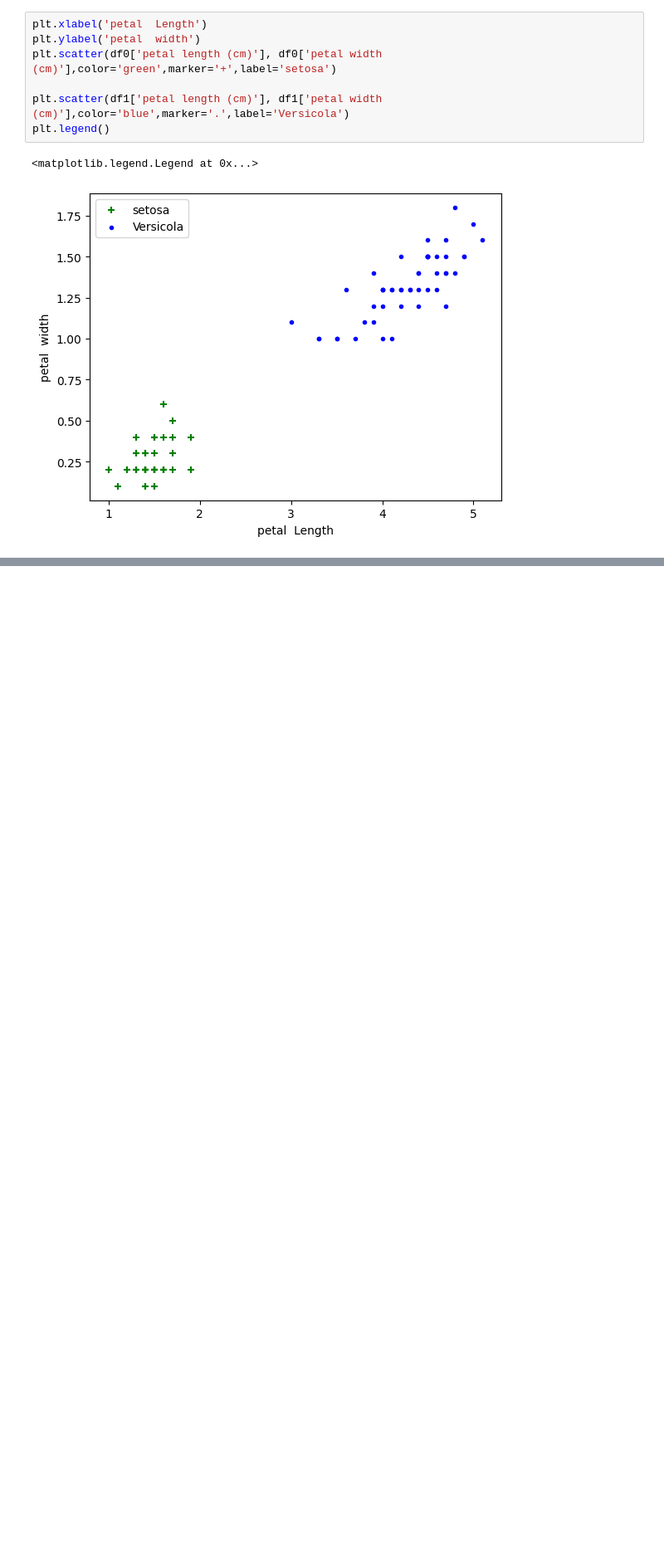
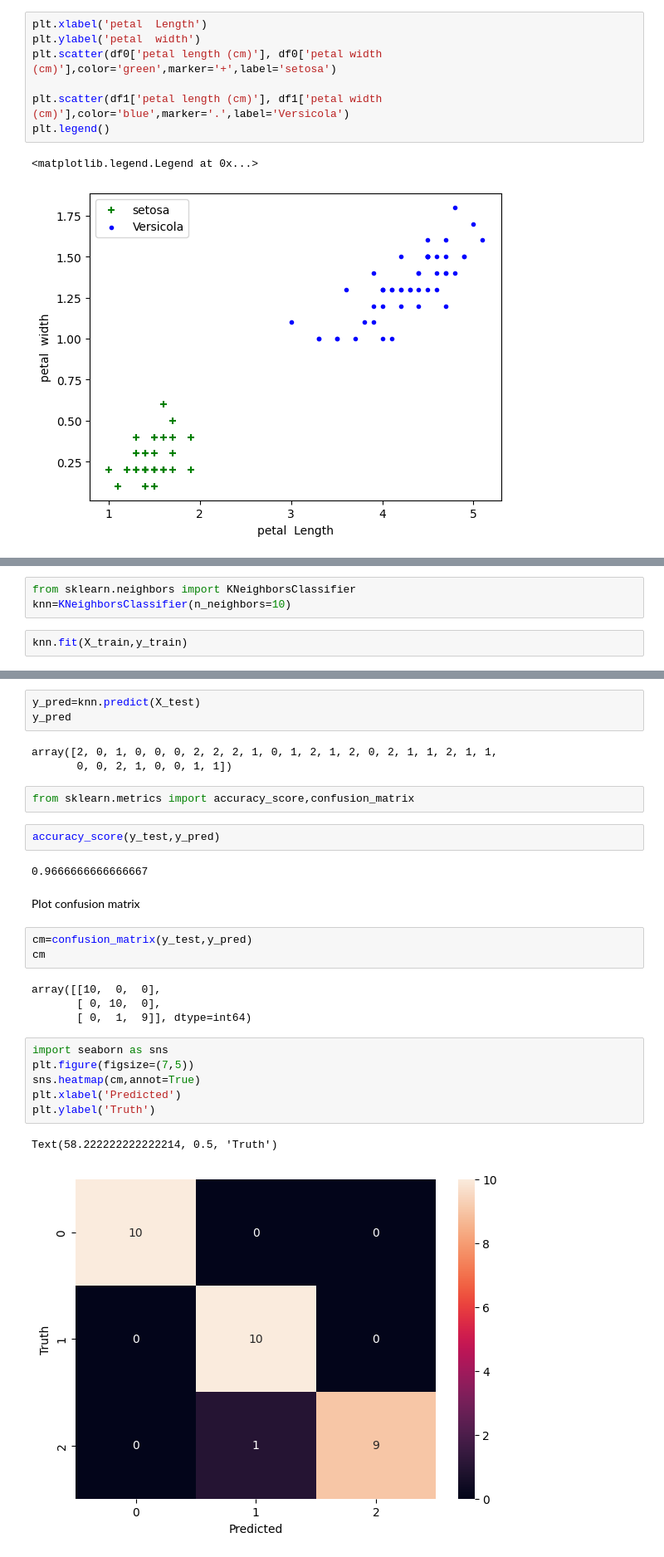
Before and after one commit to dinesh16adh/Machine-learning, a Jupyter notebook: KNN.ipynb, the cells around one changed output, grey strips where cells are left out. Shown at 83% size. Cells and saved outputs as stored; diff of their text form; blank space fills up the shorter version.

```diff
--- a/KNN.ipynb
+++ b/KNN.ipynb
@@ -88,0 +140,5 @@ plt.legend()
+# %%
+from sklearn.neighbors import KNeighborsClassifier
+knn=KNeighborsClassifier(n_neighbors=10)
+# %%
+knn.fit(X_train,y_train)
@@ -88,0 +151,30 @@ plt.legend()
+# %%
+y_pred=knn.predict(X_test)
+y_pred
+# %% [output]
+array([2, 0, 1, 0, 0, 0, 2, 2, 2, 1, 0, 1, 2, 1, 2, 0, 2, 1, 1, 2, 1, 1,
+       0, 0, 2, 1, 0, 0, 1, 1])
+# %%
+from sklearn.metrics import accuracy_score,confusion_matrix
+# %%
+accuracy_score(y_test,y_pred)
+# %% [output]
+0.9666666666666667
+# %% [markdown]
+Plot confusion matrix
+# %%
+cm=confusion_matrix(y_test,y_pred)
+cm
+# %% [output]
+array([[10,  0,  0],
+       [ 0, 10,  0],
+       [ 0,  1,  9]], dtype=int64)
+# %%
+import seaborn as sns
+plt.figure(figsize=(7,5))
+sns.heatmap(cm,annot=True)
+plt.xlabel('Predicted')
+plt.ylabel('Truth')
+# %% [output]
+Text(58.222222222222214, 0.5, 'Truth')
+[figure, added]
```
Also changed, not shown: parts of 17 cells of this notebook.
